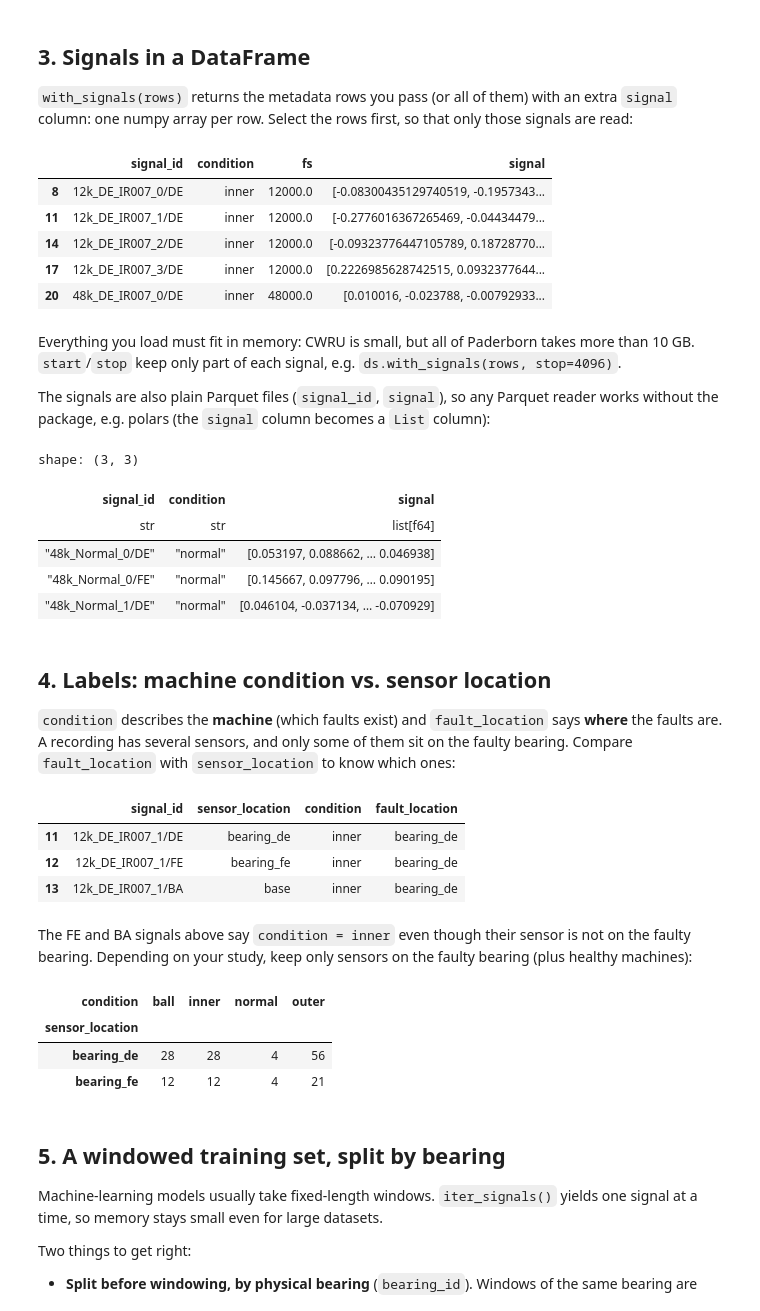
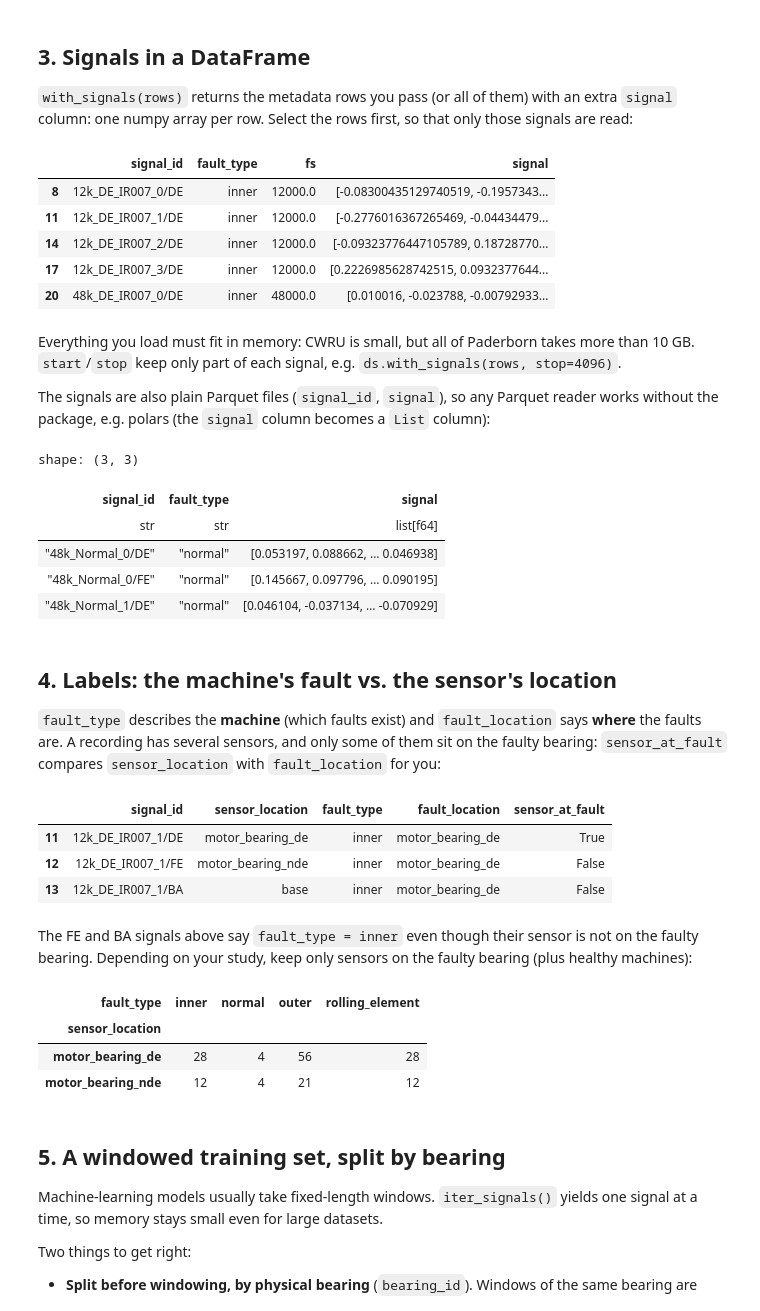
Before and after one commit to VictorBauler/BearingDatasets, a Jupyter notebook: examples/usage.ipynb, the cells around one changed output. Cells and saved outputs as stored; diff of their text form; code cells hidden in the pictures.

```diff
--- a/examples/usage.ipynb
+++ b/examples/usage.ipynb
@@ -217,10 +218,10 @@ plt.show()
 `signal` column: one numpy array per row. Select the rows first, so that only those signals
 are read:
 # %%
-inner_de = ds.with_signals(meta[(meta.condition == "inner") & (meta.channel == "DE")])
-inner_de[["signal_id", "condition", "fs", "signal"]].head()
+inner_de = ds.with_signals(meta[(meta.fault_type == "inner") & (meta.channel == "DE")])
+inner_de[["signal_id", "fault_type", "fs", "signal"]].head()
 # %% [output]
-|  | signal_id | condition | fs | signal |
+|  | signal_id | fault_type | fs | signal |
 | 8 | 12k_DE_IR007_0/DE | inner | 12000.0 | [-0.08300435129740519, -0.1957343... |
 | 11 | 12k_DE_IR007_1/DE | inner | 12000.0 | [-0.2776016367265469, -0.04434479... |
 | 14 | 12k_DE_IR007_2/DE | inner | 12000.0 | [-0.09323776447105789, 0.18728770... |
@@ -234,39 +235,41 @@ The signals are also plain Parquet files (`signal_id`, `signal`), so any Parquet
 import polars as pl
 
 pl_df = ds.metadata(backend="polars").join(
-    pl.concat([pl.read_parquet(f) for f in ds.signal_files()]), on="signal_id")
-pl_df.select("signal_id", "condition", "signal").head(3)
+    pl.concat([pl.read_parquet(f) for f in ds.signal_files()]), on="signal_id"
+)
+pl_df.select("signal_id", "fault_type", "signal").head(3)
 # %% [output]
 shape: (3, 3)
-| signal_id | condition | signal |
+| signal_id | fault_type | signal |
 | str | str | list[f64] |
 | "48k_Normal_0/DE" | "normal" | [0.053197, 0.088662, … 0.046938] |
 | "48k_Normal_0/FE" | "normal" | [0.145667, 0.097796, … 0.090195] |
 | "48k_Normal_1/DE" | "normal" | [0.046104, -0.037134, … -0.070929] |
 # %% [markdown]
-## 4. Labels: machine condition vs. sensor location
+## 4. Labels: the machine's fault vs. the sensor's location
 
-`condition` describes the **machine** (which faults exist) and `fault_location` says
+`fault_type` describes the **machine** (which faults exist) and `fault_location` says
 **where** the faults are. A recording has several sensors, and only some of them sit on the
-faulty bearing. Compare `fault_location` with `sensor_location` to know which ones:
+faulty bearing: `sensor_at_fault` compares `sensor_location` with `fault_location` for you:
 # %%
 meta[meta.recording_id == "12k_DE_IR007_1"][
-    ["signal_id", "sensor_location", "condition", "fault_location"]]
+    ["signal_id", "sensor_location", "fault_type", "fault_location", "sensor_at_fault"]
+]
 # %% [output]
-|  | signal_id | sensor_location | condition | fault_location |
-| 11 | 12k_DE_IR007_1/DE | bearing_de | inner | bearing_de |
-| 12 | 12k_DE_IR007_1/FE | bearing_fe | inner | bearing_de |
-| 13 | 12k_DE_IR007_1/BA | base | inner | bearing_de |
+|  | signal_id | sensor_location | fault_type | fault_location | sensor_at_fault |
+| 11 | 12k_DE_IR007_1/DE | motor_bearing_de | inner | motor_bearing_de | True |
+| 12 | 12k_DE_IR007_1/FE | motor_bearing_nde | inner | motor_bearing_de | False |
+| 13 | 12k_DE_IR007_1/BA | base | inner | motor_bearing_de | False |
 # %% [markdown]
-The FE and BA signals above say `condition = inner` even though their sensor is not on the faulty bearing. Depending on your study, keep only sensors on the faulty bearing (plus healthy machines):
+The FE and BA signals above say `fault_type = inner` even though their sensor is not on the faulty bearing. Depending on your study, keep only sensors on the faulty bearing (plus healthy machines):
 # %%
-on_fault = (meta.fault_location == meta.sensor_location) | (meta.condition == "normal")
-meta[on_fault].groupby(["sensor_location", "condition"]).size().unstack(fill_value=0)
+on_fault = meta.sensor_at_fault | (meta.fault_type == "normal")
+meta[on_fault].groupby(["sensor_location", "fault_type"]).size().unstack(fill_value=0)
 # %% [output]
-| condition | ball | inner | normal | outer |
+| fault_type | inner | normal | outer | rolling_element |
 | sensor_location |  |  |  |  |
-| bearing_de | 28 | 28 | 4 | 56 |
-| bearing_fe | 12 | 12 | 4 | 21 |
+| motor_bearing_de | 28 | 4 | 56 | 28 |
+| motor_bearing_nde | 12 | 4 | 21 | 12 |
 # %% [markdown]
 ## 5. A windowed training set, split by bearing
 
```
Also changed, not shown: parts of 22 cells of this notebook, 3 other files.
